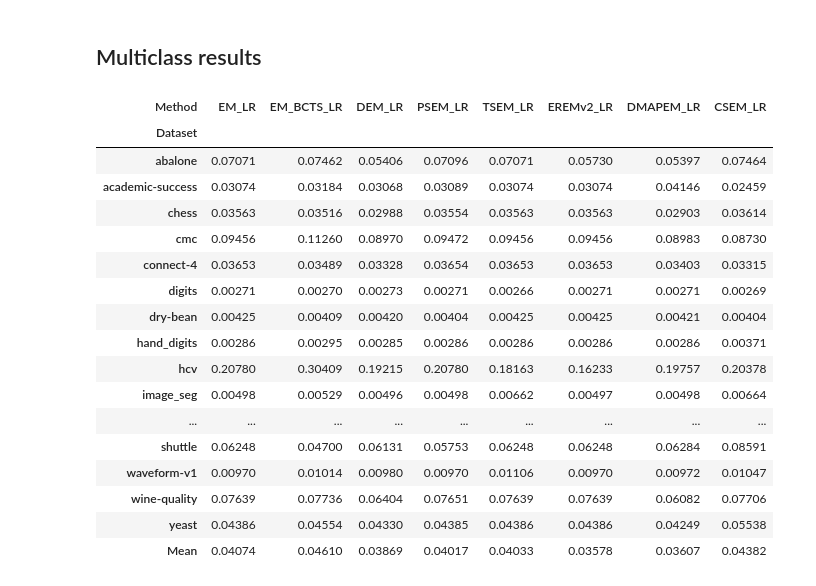
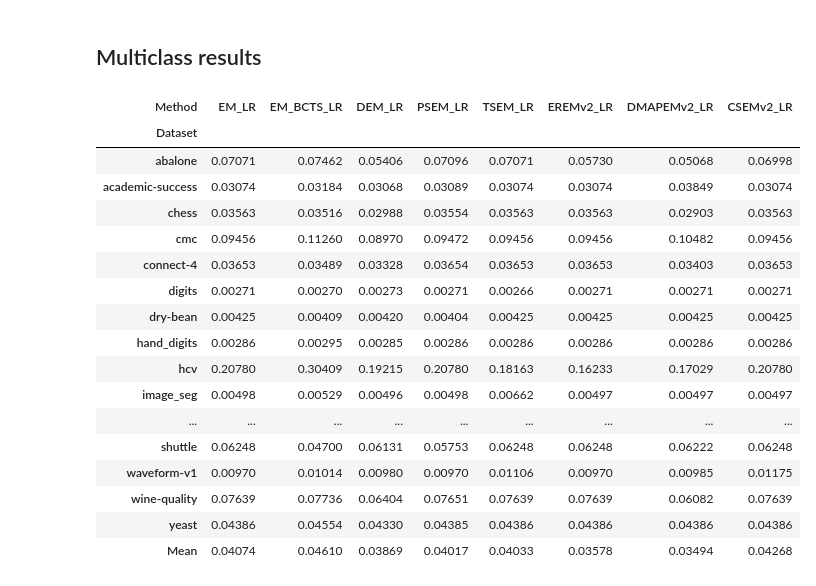
Before and after one commit to pglez82/emq-stabilization, a Jupyter notebook: formatresults.ipynb, the cells around one changed output. Cells and saved outputs as stored; diff of their text form; code cells hidden in the pictures.

```diff
--- a/formatresults.ipynb
+++ b/formatresults.ipynb
@@ -106,39 +106,40 @@ def export_results_to_latex(csv_results_path, methods, method_names=None):
 # %%
 def get_em_variations(classifier):
     """
     Returns a tuple of EM variations for the given classifier.
     """
     return (
         f'EM_{classifier}',
         f'EM_BCTS_{classifier}',
         f'DEM_{classifier}',
         f'PSEM_{classifier}',
         f'TSEM_{classifier}',
         #f'EREM_{classifier}',
         f'EREMv2_{classifier}',
-        f'DMAPEM_{classifier}',
-        f'CSEM_{classifier}'
+        f'DMAPEMv2_{classifier}',
+        #f'CSEM_{classifier}',
+        f'CSEMv2_{classifier}',
     )
 
 
 for classifier in ('LR','NN'):
     display(print_results_table('results/ucimulti/allmethods.csv',get_em_variations(classifier)))
 # %% [output]
-| Method | EM_LR | EM_BCTS_LR | DEM_LR | PSEM_LR | TSEM_LR | EREMv2_LR | DMAPEM_LR | CSEM_LR |
+| Method | EM_LR | EM_BCTS_LR | DEM_LR | PSEM_LR | TSEM_LR | EREMv2_LR | DMAPEMv2_LR | CSEMv2_LR |
 | Dataset |  |  |  |  |  |  |  |  |
-| abalone | 0.07071 | 0.07462 | 0.05406 | 0.07096 | 0.07071 | 0.05730 | 0.05397 | 0.07464 |
-| academic-success | 0.03074 | 0.03184 | 0.03068 | 0.03089 | 0.03074 | 0.03074 | 0.04146 | 0.02459 |
-| chess | 0.03563 | 0.03516 | 0.02988 | 0.03554 | 0.03563 | 0.03563 | 0.02903 | 0.03614 |
-| cmc | 0.09456 | 0.11260 | 0.08970 | 0.09472 | 0.09456 | 0.09456 | 0.08983 | 0.08730 |
-| connect-4 | 0.03653 | 0.03489 | 0.03328 | 0.03654 | 0.03653 | 0.03653 | 0.03403 | 0.03315 |
-| digits | 0.00271 | 0.00270 | 0.00273 | 0.00271 | 0.00266 | 0.00271 | 0.00271 | 0.00269 |
-| dry-bean | 0.00425 | 0.00409 | 0.00420 | 0.00404 | 0.00425 | 0.00425 | 0.00421 | 0.00404 |
-| hand_digits | 0.00286 | 0.00295 | 0.00285 | 0.00286 | 0.00286 | 0.00286 | 0.00286 | 0.00371 |
-| hcv | 0.20780 | 0.30409 | 0.19215 | 0.20780 | 0.18163 | 0.16233 | 0.19757 | 0.20378 |
-| image_seg | 0.00498 | 0.00529 | 0.00496 | 0.00498 | 0.00662 | 0.00497 | 0.00498 | 0.00664 |
+| abalone | 0.07071 | 0.07462 | 0.05406 | 0.07096 | 0.07071 | 0.05730 | 0.05068 | 0.06998 |
+| academic-success | 0.03074 | 0.03184 | 0.03068 | 0.03089 | 0.03074 | 0.03074 | 0.03849 | 0.03074 |
+| chess | 0.03563 | 0.03516 | 0.02988 | 0.03554 | 0.03563 | 0.03563 | 0.02903 | 0.03563 |
+| cmc | 0.09456 | 0.11260 | 0.08970 | 0.09472 | 0.09456 | 0.09456 | 0.10482 | 0.09456 |
+| connect-4 | 0.03653 | 0.03489 | 0.03328 | 0.03654 | 0.03653 | 0.03653 | 0.03403 | 0.03653 |
+| digits | 0.00271 | 0.00270 | 0.00273 | 0.00271 | 0.00266 | 0.00271 | 0.00271 | 0.00271 |
+| dry-bean | 0.00425 | 0.00409 | 0.00420 | 0.00404 | 0.00425 | 0.00425 | 0.00425 | 0.00425 |
+| hand_digits | 0.00286 | 0.00295 | 0.00285 | 0.00286 | 0.00286 | 0.00286 | 0.00286 | 0.00286 |
+| hcv | 0.20780 | 0.30409 | 0.19215 | 0.20780 | 0.18163 | 0.16233 | 0.17029 | 0.20780 |
+| image_seg | 0.00498 | 0.00529 | 0.00496 | 0.00498 | 0.00662 | 0.00497 | 0.00497 | 0.00497 |
 | ... | ... | ... | ... | ... | ... | ... | ... | ... |
-| shuttle | 0.06248 | 0.04700 | 0.06131 | 0.05753 | 0.06248 | 0.06248 | 0.06284 | 0.08591 |
-| waveform-v1 | 0.00970 | 0.01014 | 0.00980 | 0.00970 | 0.01106 | 0.00970 | 0.00972 | 0.01047 |
-| wine-quality | 0.07639 | 0.07736 | 0.06404 | 0.07651 | 0.07639 | 0.07639 | 0.06082 | 0.07706 |
-| yeast | 0.04386 | 0.04554 | 0.04330 | 0.04385 | 0.04386 | 0.04386 | 0.04249 | 0.05538 |
-| Mean | 0.04074 | 0.04610 | 0.03869 | 0.04017 | 0.04033 | 0.03578 | 0.03607 | 0.04382 |
+| shuttle | 0.06248 | 0.04700 | 0.06131 | 0.05753 | 0.06248 | 0.06248 | 0.06222 | 0.06248 |
+| waveform-v1 | 0.00970 | 0.01014 | 0.00980 | 0.00970 | 0.01106 | 0.00970 | 0.00985 | 0.01175 |
+| wine-quality | 0.07639 | 0.07736 | 0.06404 | 0.07651 | 0.07639 | 0.07639 | 0.06082 | 0.07639 |
+| yeast | 0.04386 | 0.04554 | 0.04330 | 0.04385 | 0.04386 | 0.04386 | 0.04386 | 0.04386 |
+| Mean | 0.04074 | 0.04610 | 0.03869 | 0.04017 | 0.04033 | 0.03578 | 0.03494 | 0.04268 |
```
Also changed, not shown: parts of 3 cells of this notebook, 2 other files.
